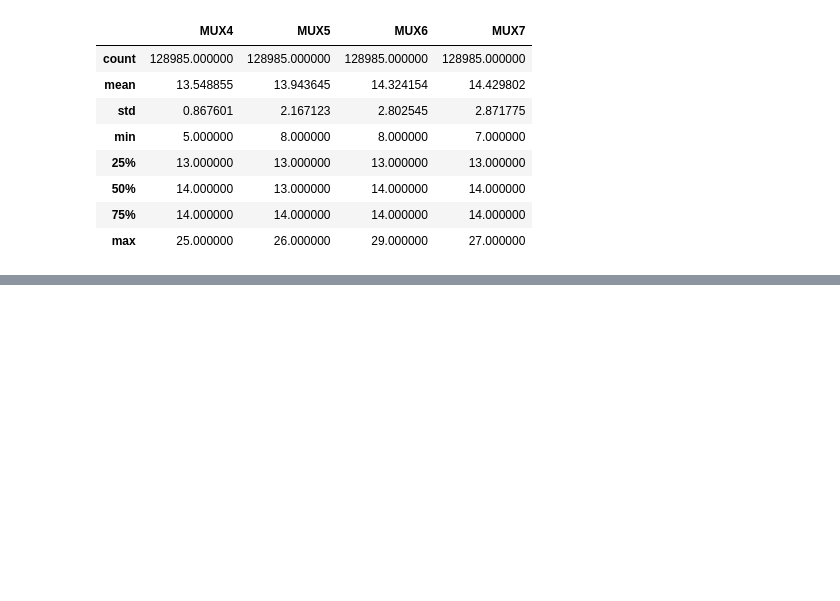
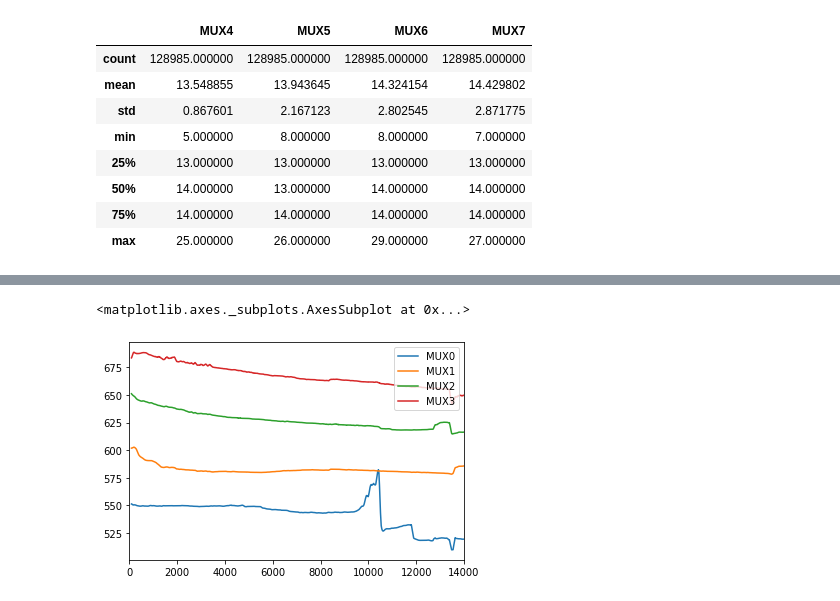
Before and after one commit to mygs/babilonia, a Jupyter notebook: research/mux-capacitive/moisture.ipynb, the cells around one changed output, grey strips where cells are left out. Cells and saved outputs as stored; diff of their text form; code cells hidden in the pictures; blank space fills up the shorter version.

```diff
--- a/research/mux-capacitive/moisture.ipynb
+++ b/research/mux-capacitive/moisture.ipynb
@@ -186,0 +189,3 @@ df3[['MUX4','MUX5','MUX6','MUX7']].describe()
+# %%
+df4 = pd.read_csv("test0004.csv")
+print("Duration:", df4.shape[0]/(60*60), "hours")
@@ -186,0 +203,6 @@ df3[['MUX4','MUX5','MUX6','MUX7']].describe()
+# %%
+# MUX0, MUX1, MUX2, MUX3 >  BOX with soil(1224g) + water: 1500g
+df4[['MUX0','MUX1','MUX2','MUX3']].rolling(90).mean().plot()
+# %% [output]
+<matplotlib.axes._subplots.AxesSubplot at 0x...>
+[figure, added]
```
Also changed, not shown: parts of 4 cells of this notebook, 7 other files.
